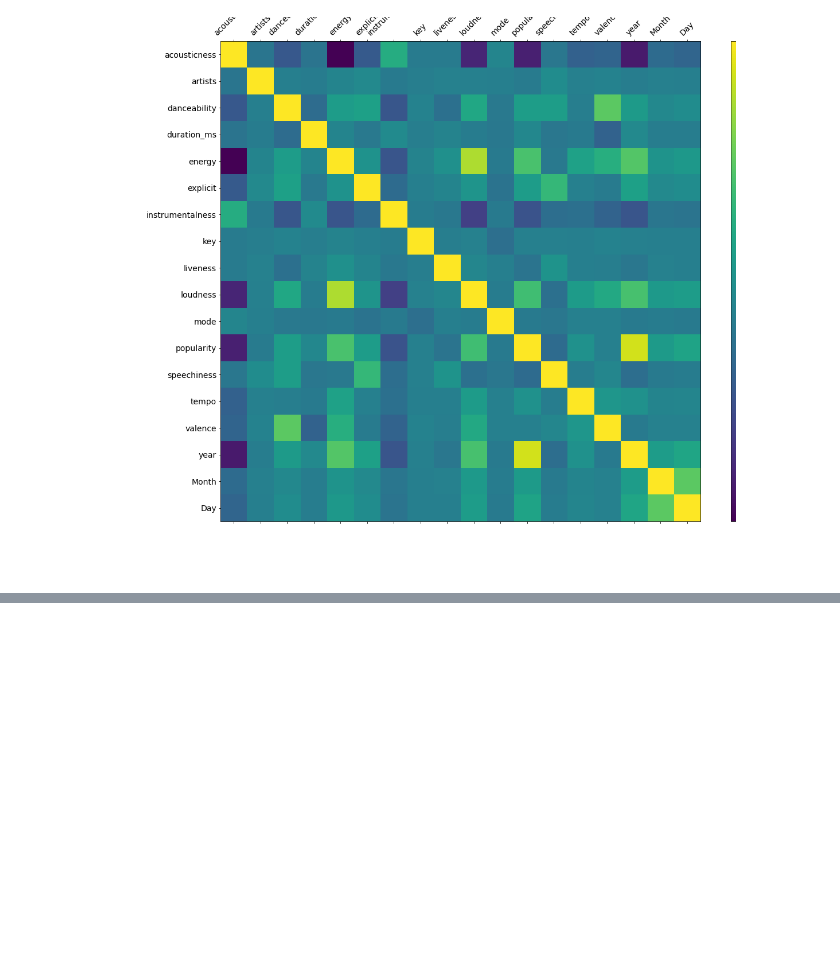
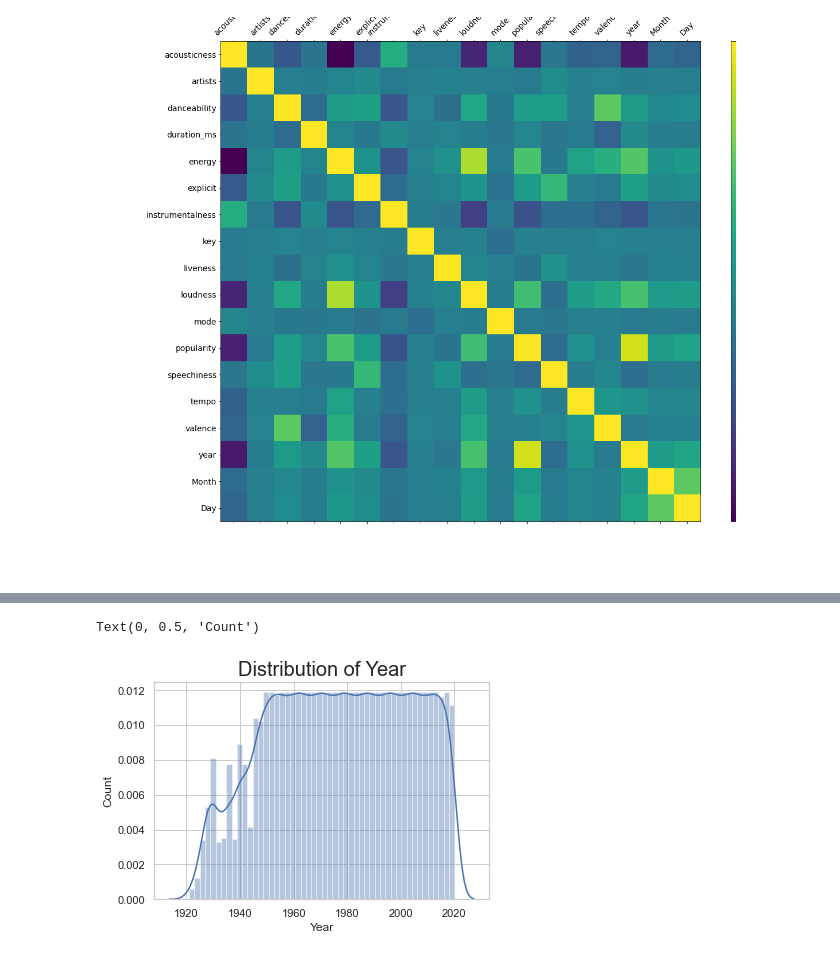
Before and after one commit to EinarUlzary/Spotify, a Jupyter notebook: firstStatisticalAnalysis.ipynb, the cells around one changed output, grey strips where cells are left out. Saved outputs shown, nothing was run; the diff lists cells and outputs as text; code cells hidden in the pictures; blank space fills up the shorter version.

```diff
--- a/firstStatisticalAnalysis.ipynb
+++ b/firstStatisticalAnalysis.ipynb
@@ -103,0 +118,9 @@ ConversionError: Failed to convert value(s) to axis units: ['year']
+# %%
+sns.set(style = 'whitegrid')
+sns.distplot(Spo_Data['year'])
+plt.title('Distribution of Year', fontsize = 20)
+plt.xlabel('Year')
+plt.ylabel('Count')
+# %% [output]
+Text(0, 0.5, 'Count')
+[figure, added]
```
Also changed, not shown: parts of 8 cells of this notebook, 1 other file.
